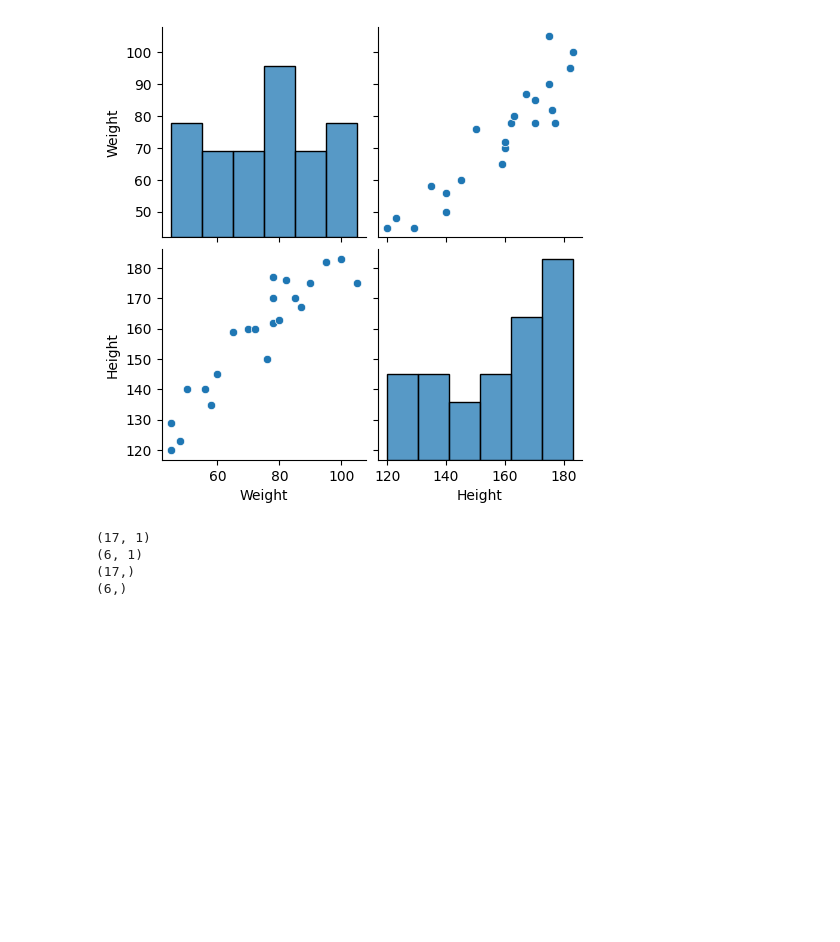
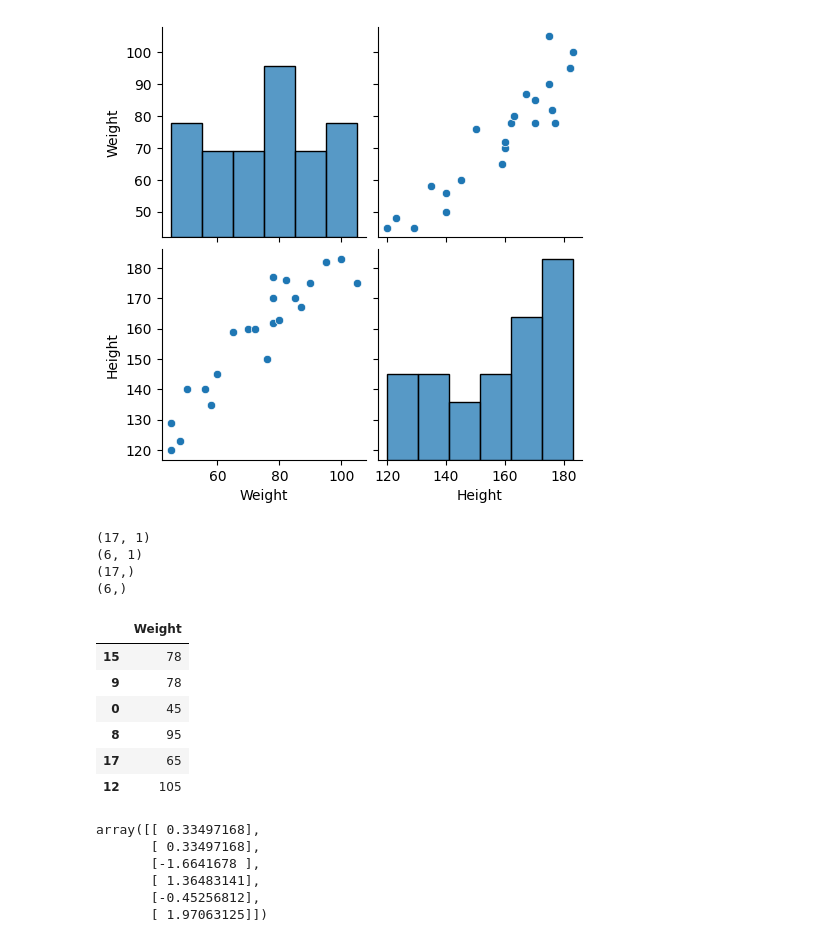
Before and after one commit to NarnindiMounica/Machine_Learning_Works, a Jupyter notebook: Regression/simple_linear_regression.ipynb, the cells around one changed output. Saved outputs shown, nothing was run; the diff lists cells and outputs as text; code cells hidden in the pictures; blank space fills up the shorter version.

```diff
--- a/Regression/simple_linear_regression.ipynb
+++ b/Regression/simple_linear_regression.ipynb
@@ -61,3 +63,13 @@ print(y_test.shape)
 (6, 1)
 (17,)
 (6,)
+# %%
+x_test
+# %% [output]
+|  | Weight |
+| 15 | 78 |
+| 9 | 78 |
+| 0 | 45 |
+| 8 | 95 |
+| 17 | 65 |
+| 12 | 105 |
@@ -63,0 +83,9 @@ print(y_test.shape)
+# %%
+X_test
+# %% [output]
+array([[ 0.33497168],
+       [ 0.33497168],
+       [-1.6641678 ],
+       [ 1.36483141],
+       [-0.45256812],
+       [ 1.97063125]])
```
Also changed, not shown: parts of 7 cells of this notebook.
